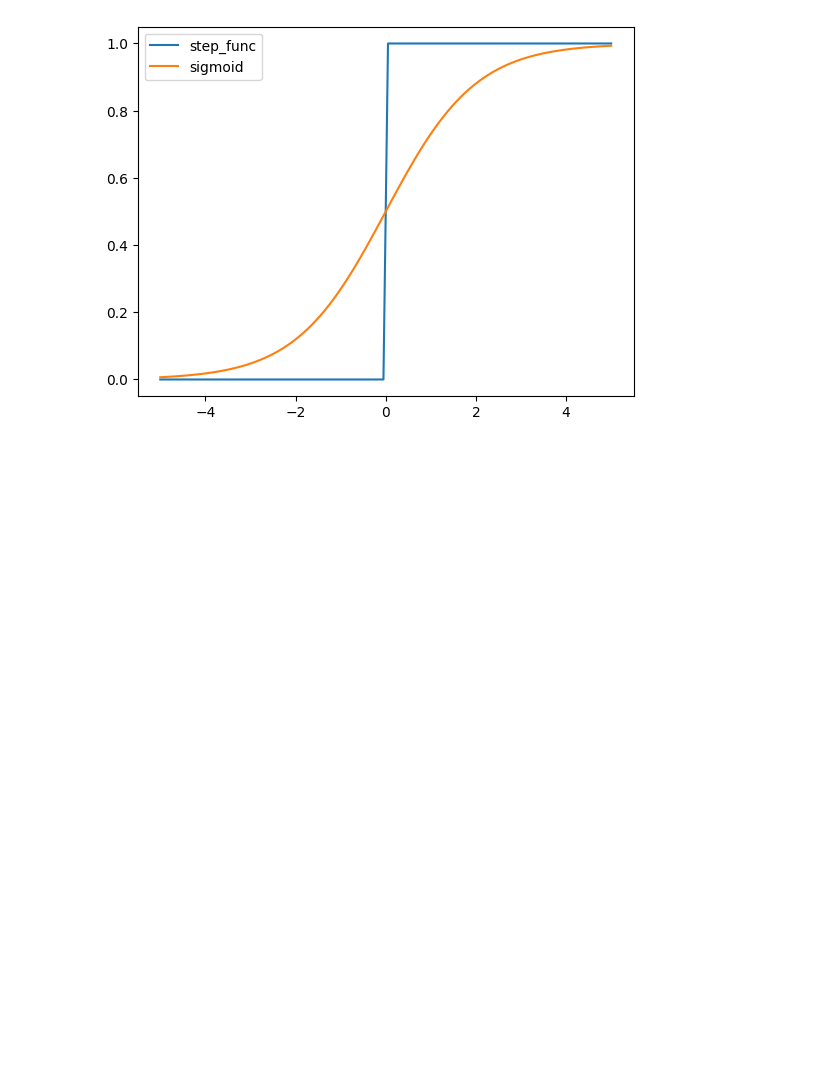
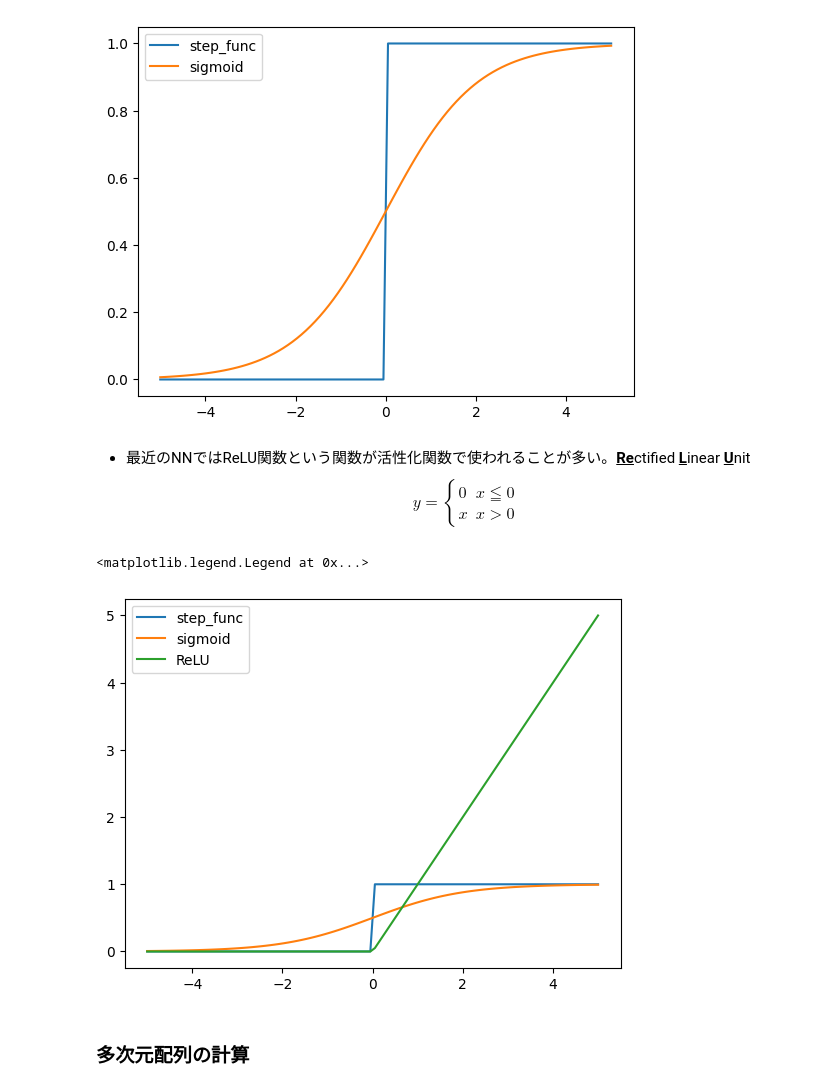
Before and after one commit to yutaro1127/zerotsuku, a Jupyter notebook: zerotsuku.ipynb, the cells around one changed output. Cells and saved outputs as stored; diff of their text form; code cells hidden in the pictures; blank space fills up the shorter version.

```diff
--- a/zerotsuku.ipynb
+++ b/zerotsuku.ipynb
@@ -210,3 +210,31 @@ plt.legend(loc ='best')
 # %% [output]
 <matplotlib.legend.Legend at 0x...>
 [figure]
+# %% [markdown]
+- 最近のNNではReLU関数という関数が活性化関数で使われることが多い。<ins>**Re**</ins>ctified <ins>**L**</ins>inear <ins>**U**</ins>nit
+$$
+y=
+\left\{
+\begin{array}{ll}
+0 & x\leqq 0 \\
+x & x > 0
+\end{array}
+\right.
+$$
+# %%
+def relu(x):
+    return np.maximum(x,0)
+
+x=np.linspace(-5,5,100)
+y_step=step_function(x)
+y_sig=sigmoid(x)
+y_relu=relu(x)
+plt.plot(x,y_step,label='step_func')
+plt.plot(x,y_sig, label = 'sigmoid')
+plt.plot(x,y_relu, label = 'ReLU')
+plt.legend(loc ='best')
+# %% [output]
+<matplotlib.legend.Legend at 0x...>
+[figure, added]
+# %% [markdown]
+### 多次元配列の計算
```
Also changed, not shown: parts of 16 cells of this notebook.
